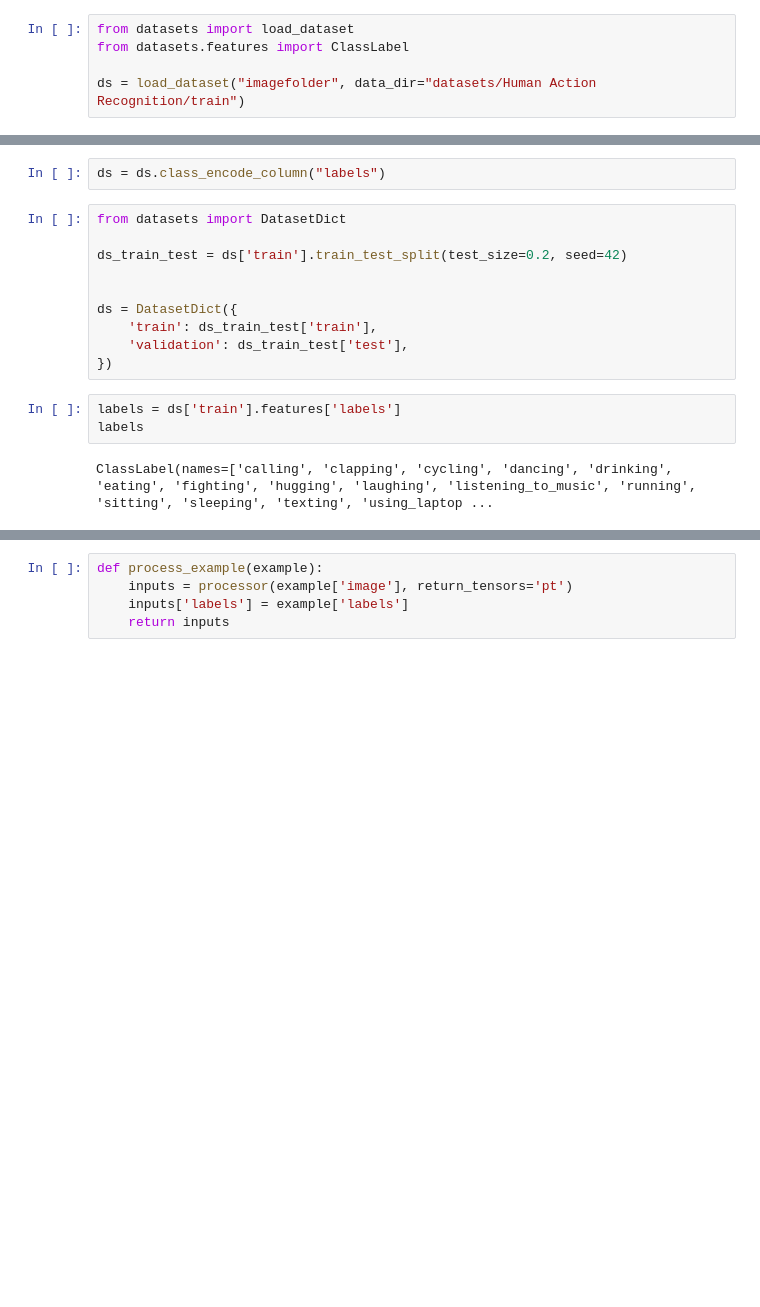
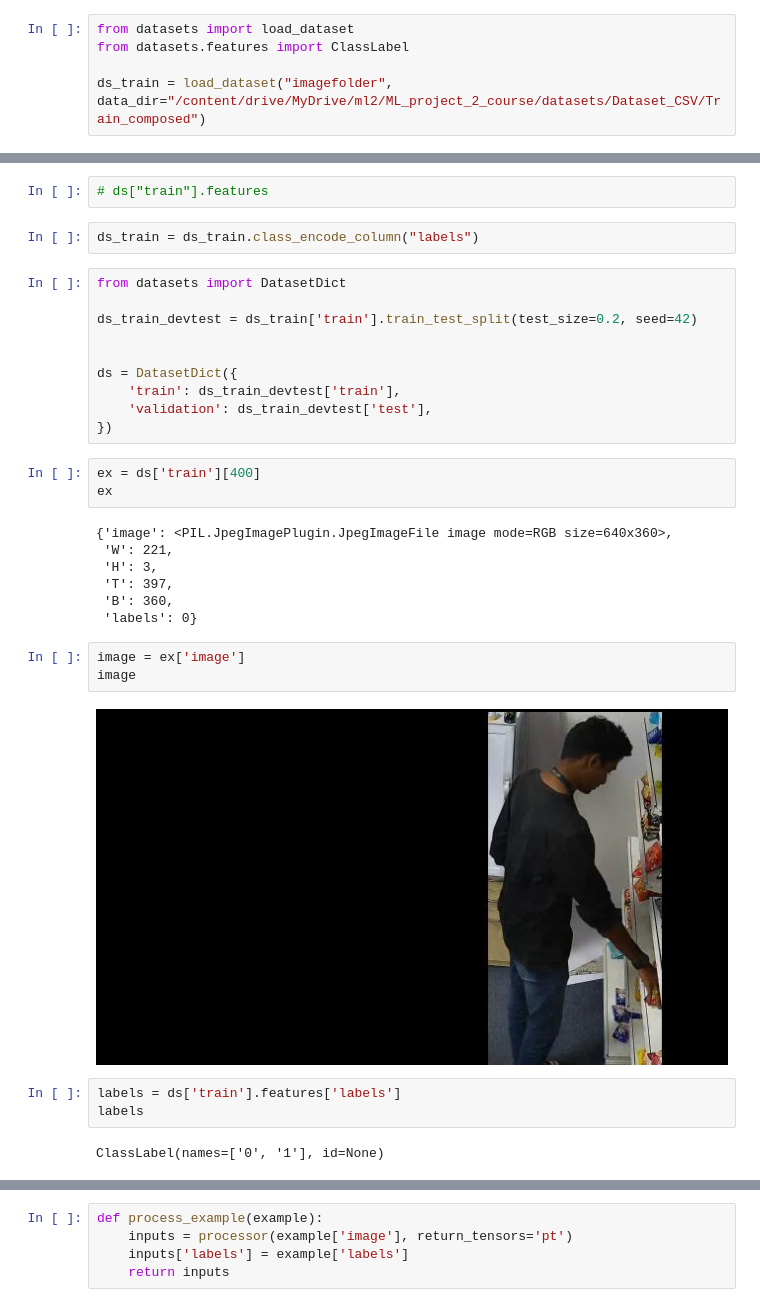
Before and after one commit to trueuser3/ML_project_2_course, a Jupyter notebook: vit.ipynb, the cells around one changed output, grey strips where cells are left out. Cells and saved outputs as stored; diff of their text form; blank space fills up the shorter version.

```diff
--- a/vit.ipynb
+++ b/vit.ipynb
@@ -2,4 +20,4 @@
 from datasets import load_dataset
 from datasets.features import ClassLabel
 
-ds = load_dataset("imagefolder", data_dir="datasets/Human Action Recognition/train")
+ds_train = load_dataset("imagefolder", data_dir="/content/drive/MyDrive/ml2/ML_project_2_course/datasets/Dataset_CSV/Train_composed")
@@ -30,17 +35,34 @@ DatasetDict({
+# %%
+# ds["train"].features
 # %%
-ds = ds.class_encode_column("labels")
+ds_train = ds_train.class_encode_column("labels")
 # %%
 from datasets import DatasetDict
 
-ds_train_test = ds['train'].train_test_split(test_size=0.2, seed=42)
+ds_train_devtest = ds_train['train'].train_test_split(test_size=0.2, seed=42)
 
 
 ds = DatasetDict({
-    'train': ds_train_test['train'],
-    'validation': ds_train_test['test'],
+    'train': ds_train_devtest['train'],
+    'validation': ds_train_devtest['test'],
 })
+# %%
+ex = ds['train'][400]
+ex
+# %% [output]
+{'image': <PIL.JpegImagePlugin.JpegImageFile image mode=RGB size=640x360>,
+ 'W': 221,
+ 'H': 3,
+ 'T': 397,
+ 'B': 360,
+ 'labels': 0}
+# %%
+image = ex['image']
+image
+# %% [output]
+[figure, added]
 # %%
 labels = ds['train'].features['labels']
 labels
 # %% [output]
-ClassLabel(names=['calling', 'clapping', 'cycling', 'dancing', 'drinking', 'eating', 'fighting', 'hugging', 'laughing', 'listening_to_music', 'running', 'sitting', 'sleeping', 'texting', 'using_laptop ...
+ClassLabel(names=['0', '1'], id=None)
```
Also changed, not shown: parts of 25 cells of this notebook.
